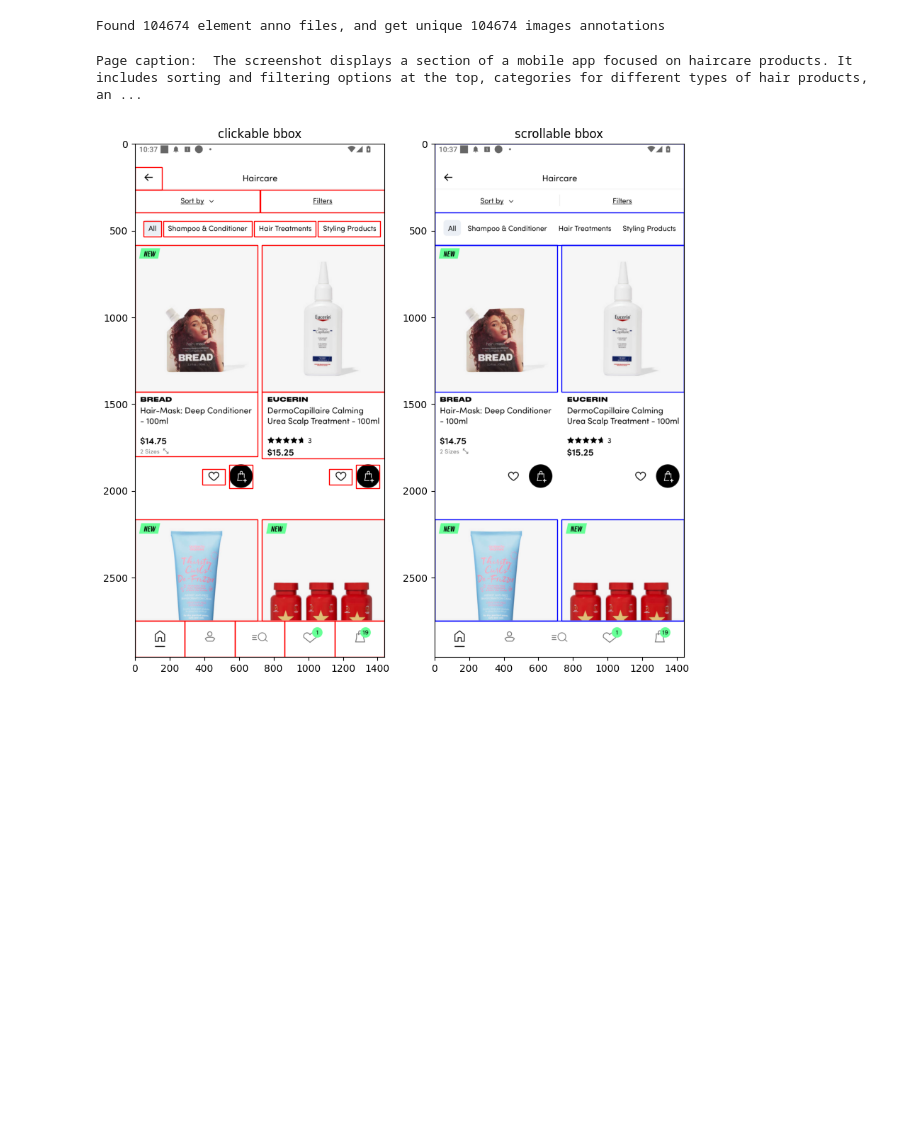
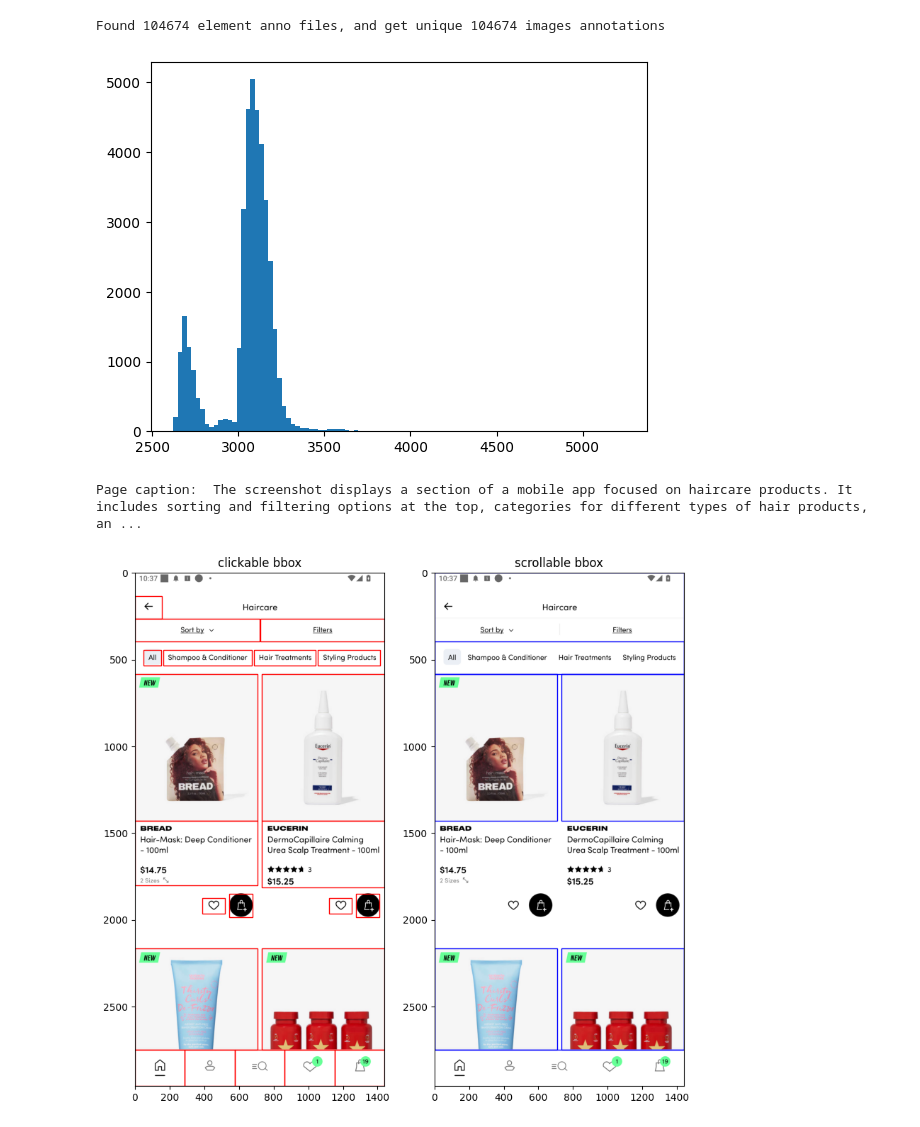
Before and after one commit to xiaolouge123/simpleRL-reason, a Jupyter notebook: data_review.ipynb, the cells around one changed output. Drawn from its saved outputs; the diff is of its cells as text; code cells hidden in the pictures; blank space fills up the shorter version.

```diff
--- a/data_review.ipynb
+++ b/data_review.ipynb
@@ -415,6 +691,20 @@ print(f"Found {len(element_data)} element anno files, and get unique {len(image_
 task_data = add_element_data_into_task_data(task_data, image_path2element_data)
 # %% [output]
 Found 104674 element anno files, and get unique 104674 images annotations
+# %%
+prompt_dataset = generate_prompt_dataset(task_data)
+# %%
+with open('prompt_dataset.jsonl', 'w') as f:
+    for p in prompt_dataset:
+        f.write(json.dumps(p, ensure_ascii=False)+"\n")
+# %%
+len_count = []
+for p in prompt_dataset:
+    len_count.append(len(p['problem']))
+plt.hist(len_count, bins=100)
+plt.show()
+# %% [output]
+[figure, added]
 # %%
 a = random.choice(element_data)
 plot_element_data(a)
```
Also changed, not shown: parts of 2 cells of this notebook.
